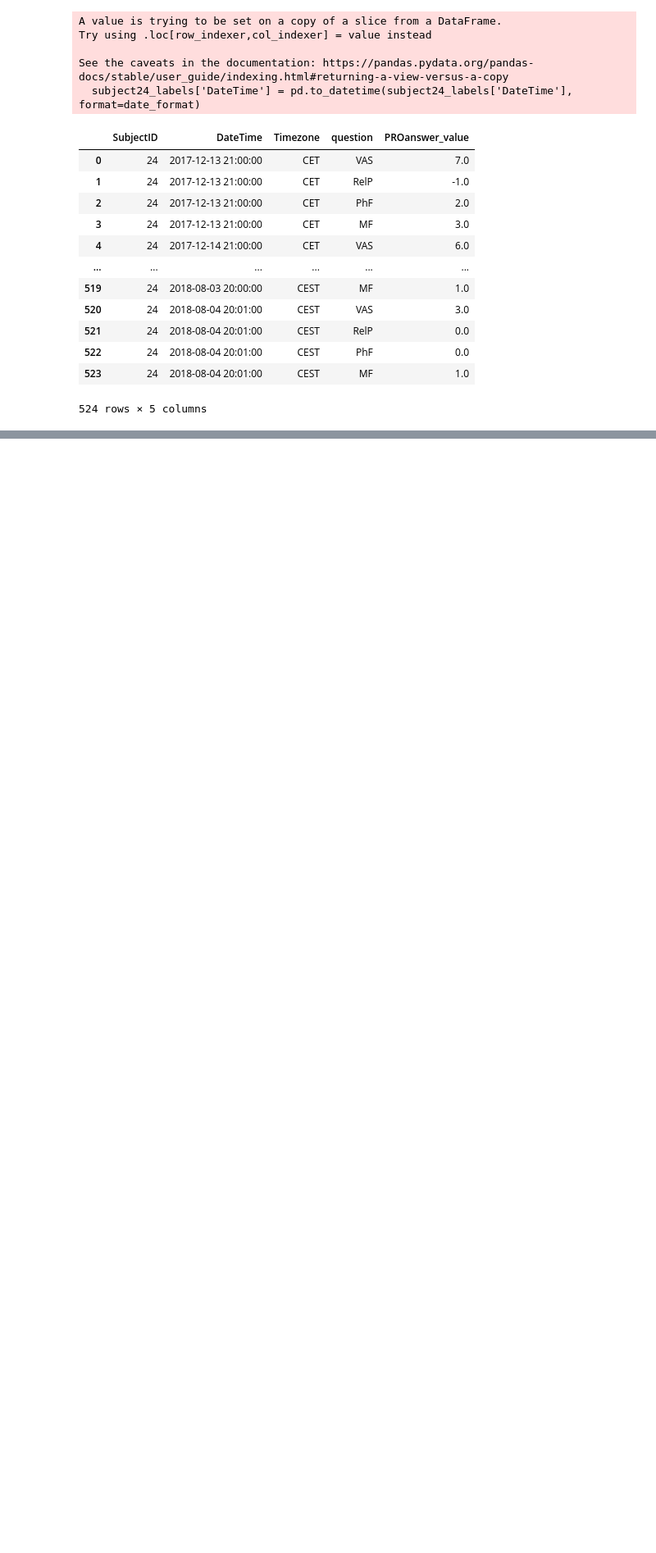
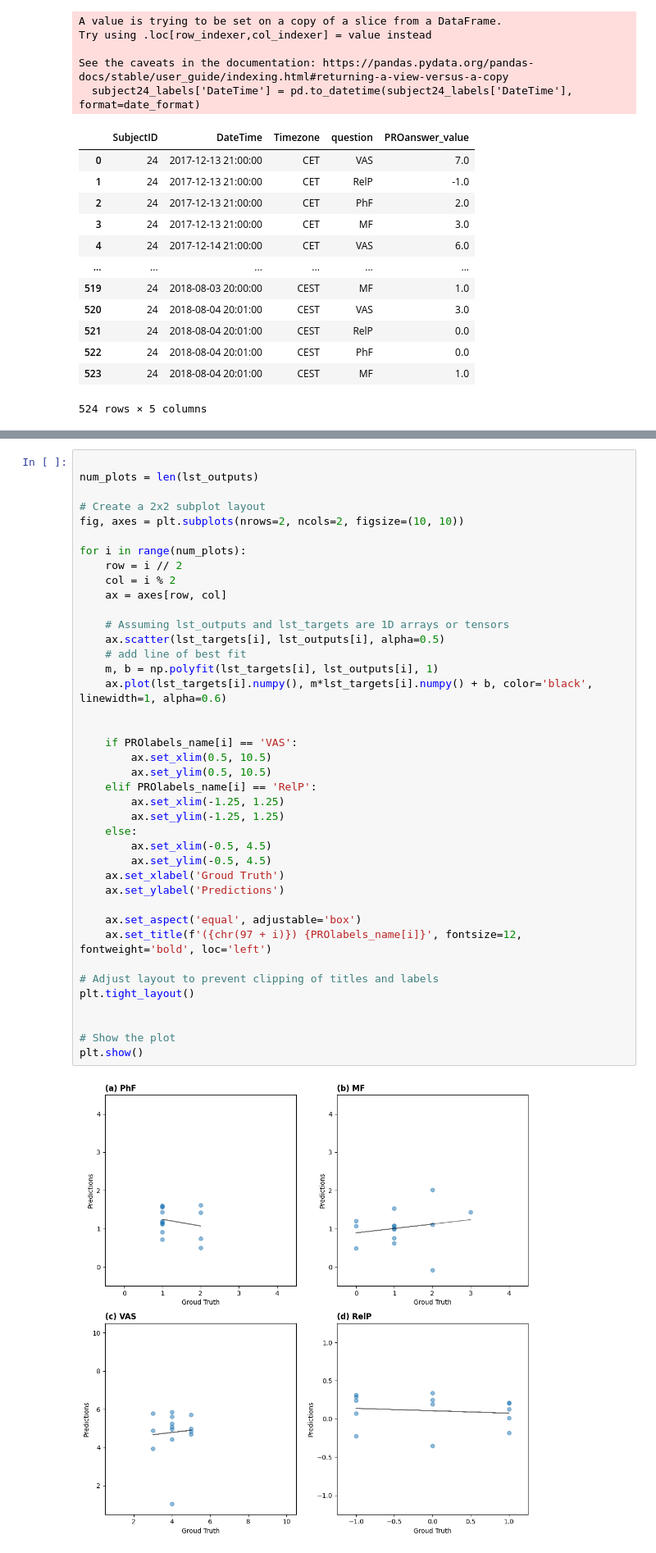
Before and after one commit to jenydu/Fatigue-Wearable, a Jupyter notebook: one_sample_case.ipynb, the cells around one changed output, grey strips where cells are left out. Shown: that part at 82% size. Cells and saved outputs as stored; diff of their text form; blank space fills up the shorter version.

```diff
--- a/one_sample_case.ipynb
+++ b/one_sample_case.ipynb
@@ -204,0 +294,42 @@ class LSTMWithAttention(nn.Module):
+# %%
+
+num_plots = len(lst_outputs)
+
+# Create a 2x2 subplot layout
+fig, axes = plt.subplots(nrows=2, ncols=2, figsize=(10, 10))
+
+for i in range(num_plots):
+    row = i // 2
+    col = i % 2
+    ax = axes[row, col]
+
+    # Assuming lst_outputs and lst_targets are 1D arrays or tensors
+    ax.scatter(lst_targets[i], lst_outputs[i], alpha=0.5)
+    # add line of best fit
+    m, b = np.polyfit(lst_targets[i], lst_outputs[i], 1)
+    ax.plot(lst_targets[i].numpy(), m*lst_targets[i].numpy() + b, color='black', linewidth=1, alpha=0.6)
+
+
+    if PROlabels_name[i] == 'VAS':
+        ax.set_xlim(0.5, 10.5)
+        ax.set_ylim(0.5, 10.5)
+    elif PROlabels_name[i] == 'RelP':
+        ax.set_xlim(-1.25, 1.25)
+        ax.set_ylim(-1.25, 1.25)
+    else:
+        ax.set_xlim(-0.5, 4.5)
+        ax.set_ylim(-0.5, 4.5)
+    ax.set_xlabel('Groud Truth')
+    ax.set_ylabel('Predictions')
+
+    ax.set_aspect('equal', adjustable='box')
+    ax.set_title(f'({chr(97 + i)}) {PROlabels_name[i]}', fontsize=12, fontweight='bold', loc='left')
+
+# Adjust layout to prevent clipping of titles and labels
+plt.tight_layout()
+
+
+# Show the plot
+plt.show()
+# %% [output]
+[figure, added]
```
Also changed, not shown: parts of 14 cells of this notebook, 1 other file.
